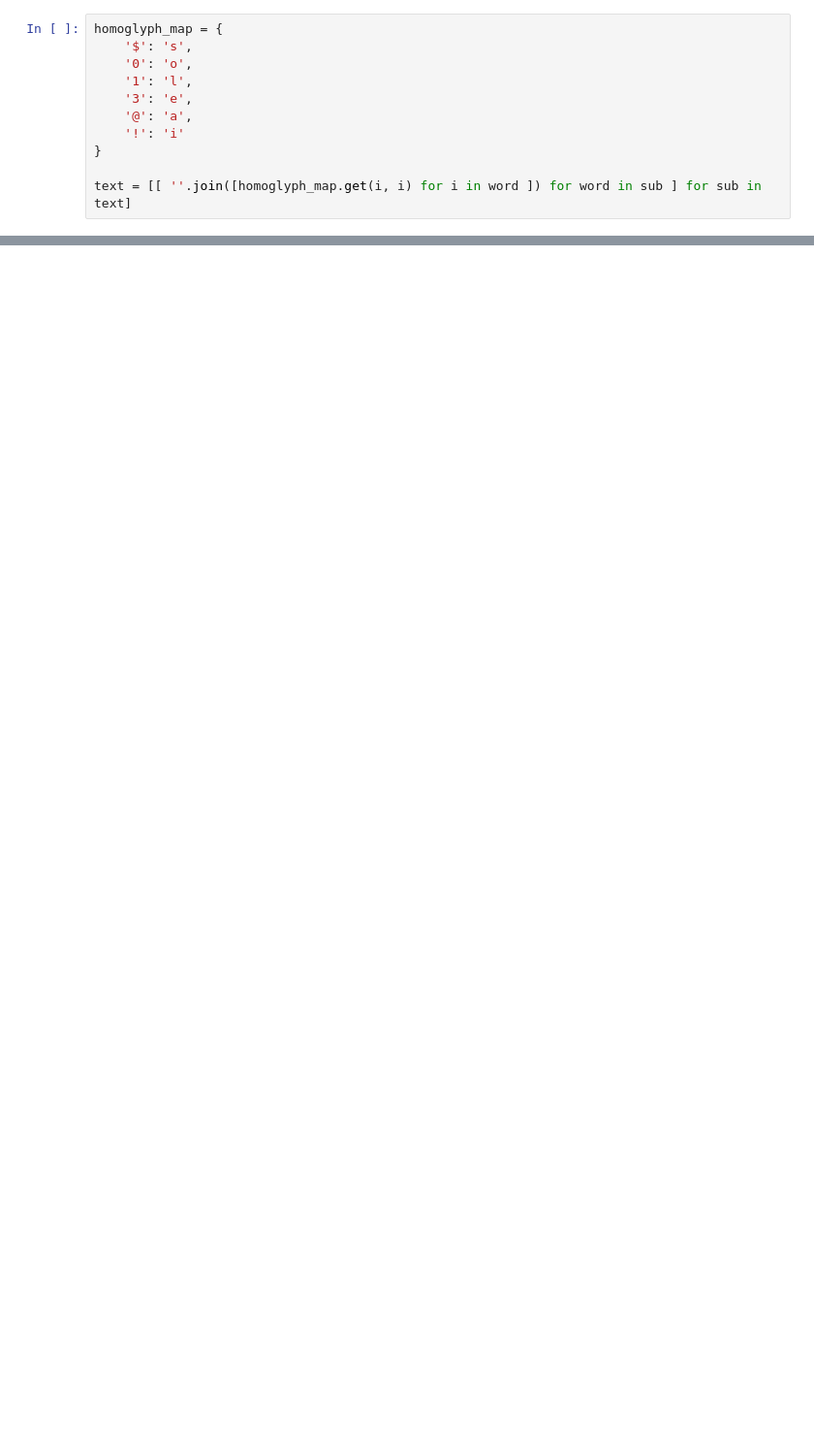
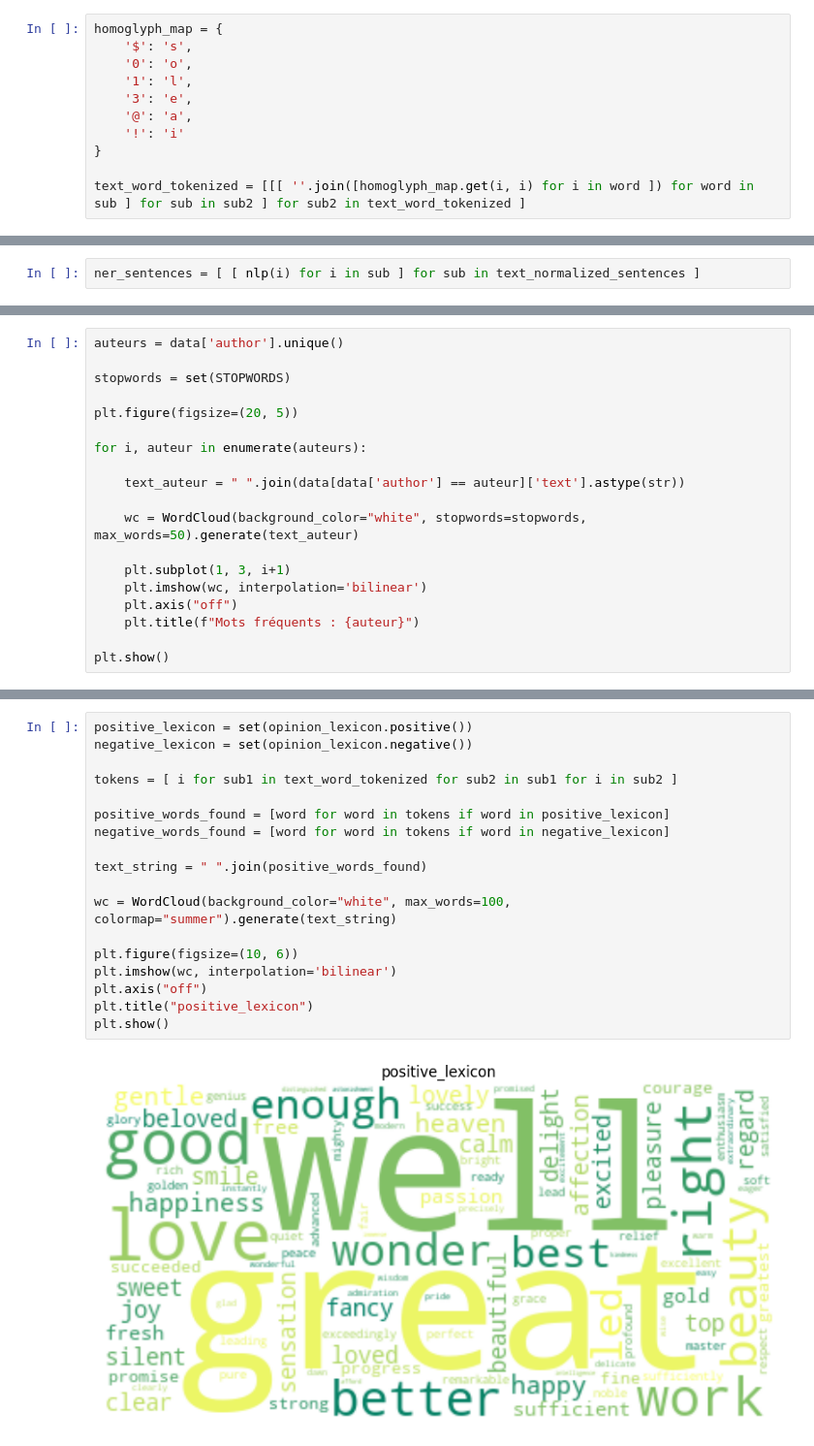
Before and after one commit to youcef-ach/nlp-lab1, a Jupyter notebook: main.ipynb, the cells around one changed output, grey strips where cells are left out. Shown at 97% size. Saved outputs shown, nothing was run; the diff lists cells and outputs as text; blank space fills up the shorter version.

```diff
--- a/main.ipynb
+++ b/main.ipynb
@@ -66,5 +89,5 @@ homoglyph_map = {
     '!': 'i'
 }
 
-text = [[ ''.join([homoglyph_map.get(i, i) for i in word ]) for word in sub ] for sub in text]
+text_word_tokenized = [[[ ''.join([homoglyph_map.get(i, i) for i in word ]) for word in sub ] for sub in sub2 ] for sub2 in text_word_tokenized ]
 # %%
@@ -72,0 +145,2 @@ text = [[ ''.join([homoglyph_map.get(i, i) for i in word ]) for word in sub ] fo
+# %%
+ner_sentences = [ [ nlp(i) for i in sub ] for sub in text_normalized_sentences ]
@@ -72,0 +315,19 @@ text = [[ ''.join([homoglyph_map.get(i, i) for i in word ]) for word in sub ] fo
+# %%
+auteurs = data['author'].unique()
+
+stopwords = set(STOPWORDS)
+
+plt.figure(figsize=(20, 5))
+
+for i, auteur in enumerate(auteurs):
+
+    text_auteur = " ".join(data[data['author'] == auteur]['text'].astype(str))
+
+    wc = WordCloud(background_color="white", stopwords=stopwords, max_words=50).generate(text_auteur)
+
+    plt.subplot(1, 3, i+1)
+    plt.imshow(wc, interpolation='bilinear')
+    plt.axis("off")
+    plt.title(f"Mots fréquents : {auteur}")
+
+plt.show()
@@ -72,0 +336,20 @@ text = [[ ''.join([homoglyph_map.get(i, i) for i in word ]) for word in sub ] fo
+# %%
+positive_lexicon = set(opinion_lexicon.positive())
+negative_lexicon = set(opinion_lexicon.negative())
+
+tokens = [ i for sub1 in text_word_tokenized for sub2 in sub1 for i in sub2 ]
+
+positive_words_found = [word for word in tokens if word in positive_lexicon]
+negative_words_found = [word for word in tokens if word in negative_lexicon]
+
+text_string = " ".join(positive_words_found)
+
+wc = WordCloud(background_color="white", max_words=100, colormap="summer").generate(text_string)
+
+plt.figure(figsize=(10, 6))
+plt.imshow(wc, interpolation='bilinear')
+plt.axis("off")
+plt.title("positive_lexicon")
+plt.show()
+# %% [output]
+[figure, added]
```
Also changed, not shown: parts of 18 cells of this notebook, 1 other file.
